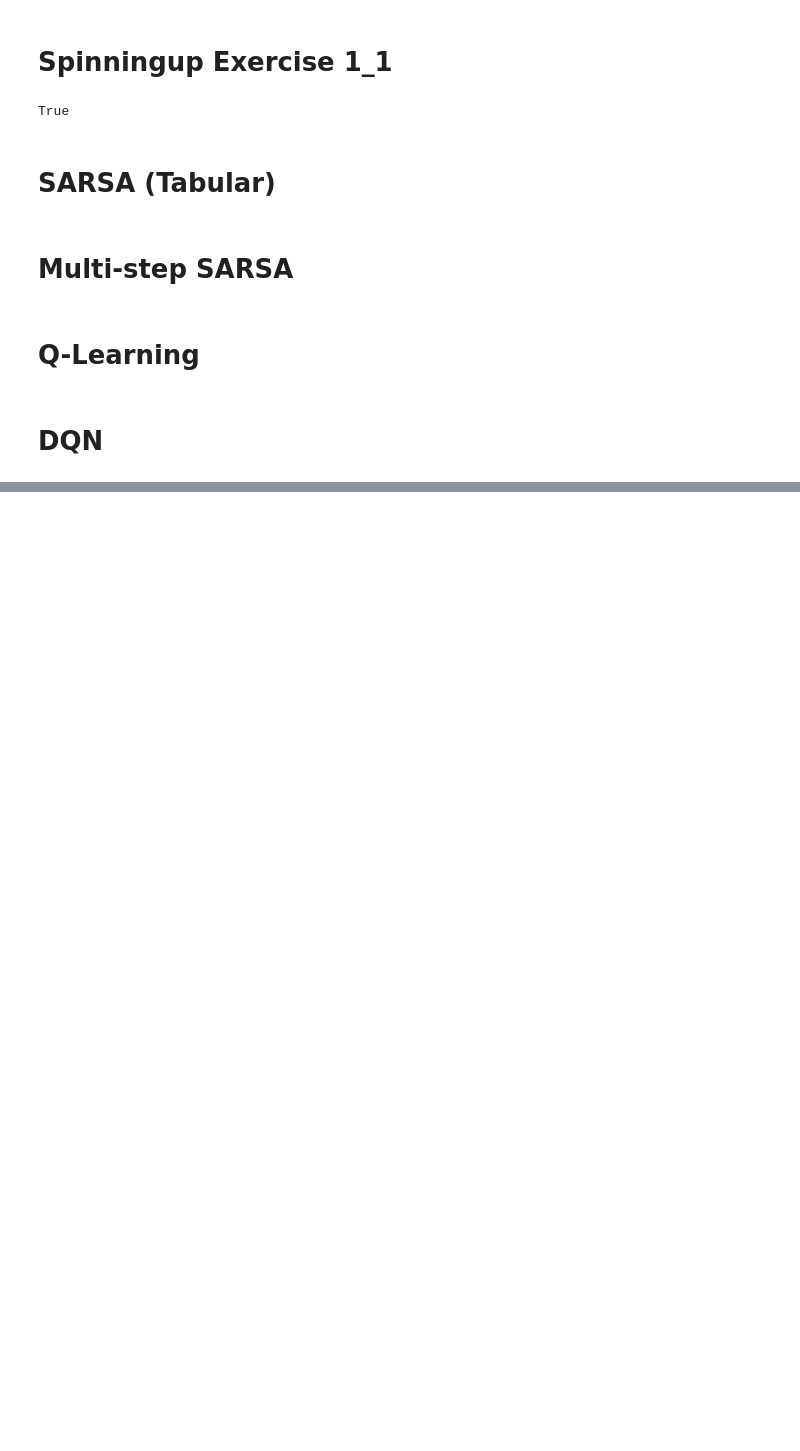
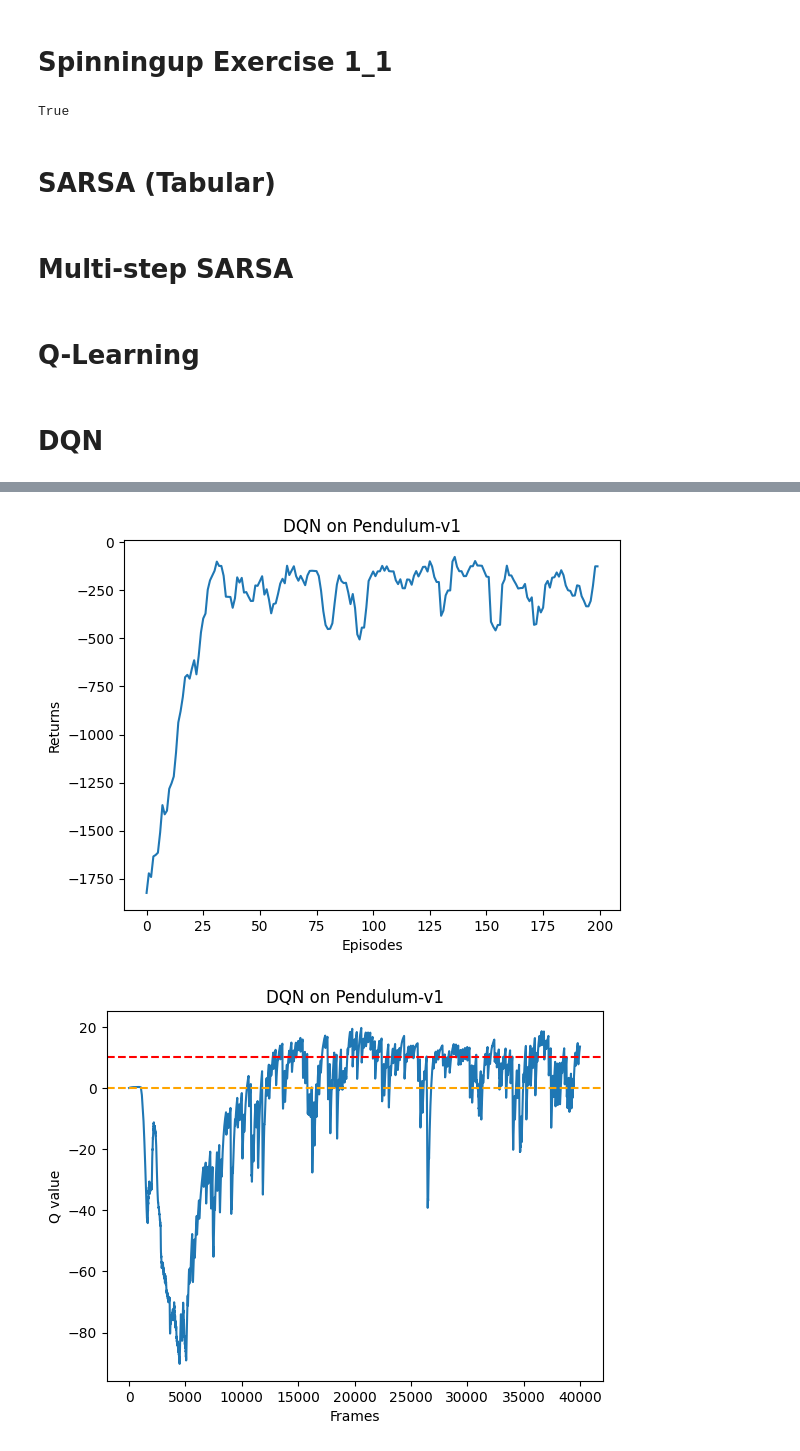
Before and after one commit to makwingchi/fc24_combination, a Jupyter notebook: gym.ipynb, the cells around one changed output, grey strips where cells are left out. Saved outputs shown, nothing was run; the diff lists cells and outputs as text; code cells hidden in the pictures; blank space fills up the shorter version.

```diff
--- a/gym.ipynb
+++ b/gym.ipynb
@@ -456,0 +483,11 @@ for i in range(num_episodes):
+# %%
+class Qnet(torch.nn.Module):
+    ''' 只有一层隐藏层的Q网络 '''
+    def __init__(self, state_dim, hidden_dim, action_dim):
+        super(Qnet, self).__init__()
+        self.fc1 = torch.nn.Linear(state_dim, hidden_dim)
+        self.fc2 = torch.nn.Linear(hidden_dim, action_dim)
+
+    def forward(self, x):
+        x = F.relu(self.fc1(x))  # 隐藏层使用ReLU激活函数
+        return self.fc2(x)
@@ -456,0 +771,31 @@ for i in range(num_episodes):
+# %%
+random.seed(0)
+np.random.seed(0)
+# env.seed(0)
+torch.manual_seed(0)
+replay_buffer = rl_utils.ReplayBuffer(buffer_size)
+agent = DQN(state_dim, hidden_dim, action_dim, lr, gamma, epsilon,
+            target_update, device)
+return_list, max_q_value_list = train_DQN(agent, env, num_episodes,
+                                          replay_buffer, minimal_size,
+                                          batch_size)
+
+episodes_list = list(range(len(return_list)))
+mv_return = rl_utils.moving_average(return_list, 5)
+plt.plot(episodes_list, mv_return)
+plt.xlabel('Episodes')
+plt.ylabel('Returns')
+plt.title('DQN on {}'.format(env_name))
+plt.show()
+
+frames_list = list(range(len(max_q_value_list)))
+plt.plot(frames_list, max_q_value_list)
+plt.axhline(0, c='orange', ls='--')
+plt.axhline(10, c='red', ls='--')
+plt.xlabel('Frames')
+plt.ylabel('Q value')
+plt.title('DQN on {}'.format(env_name))
+plt.show()
+# %% [output]
+[figure, added]
+[figure, added]
```
Also changed, not shown: parts of 12 cells of this notebook.
